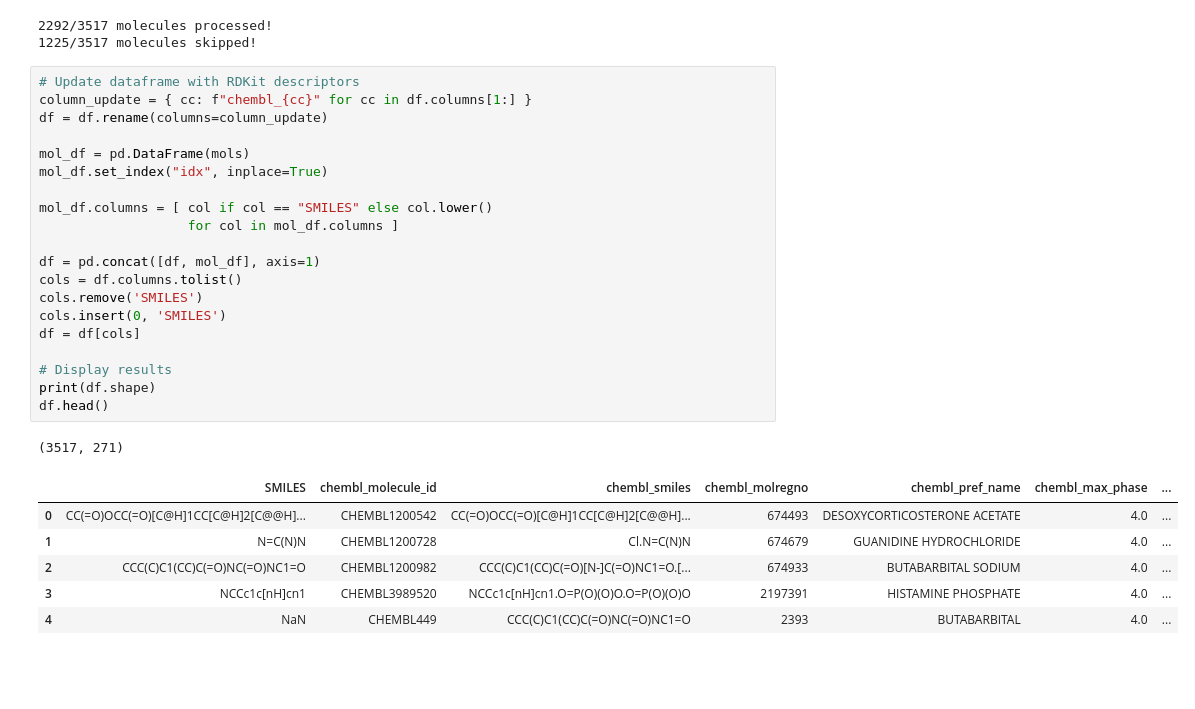
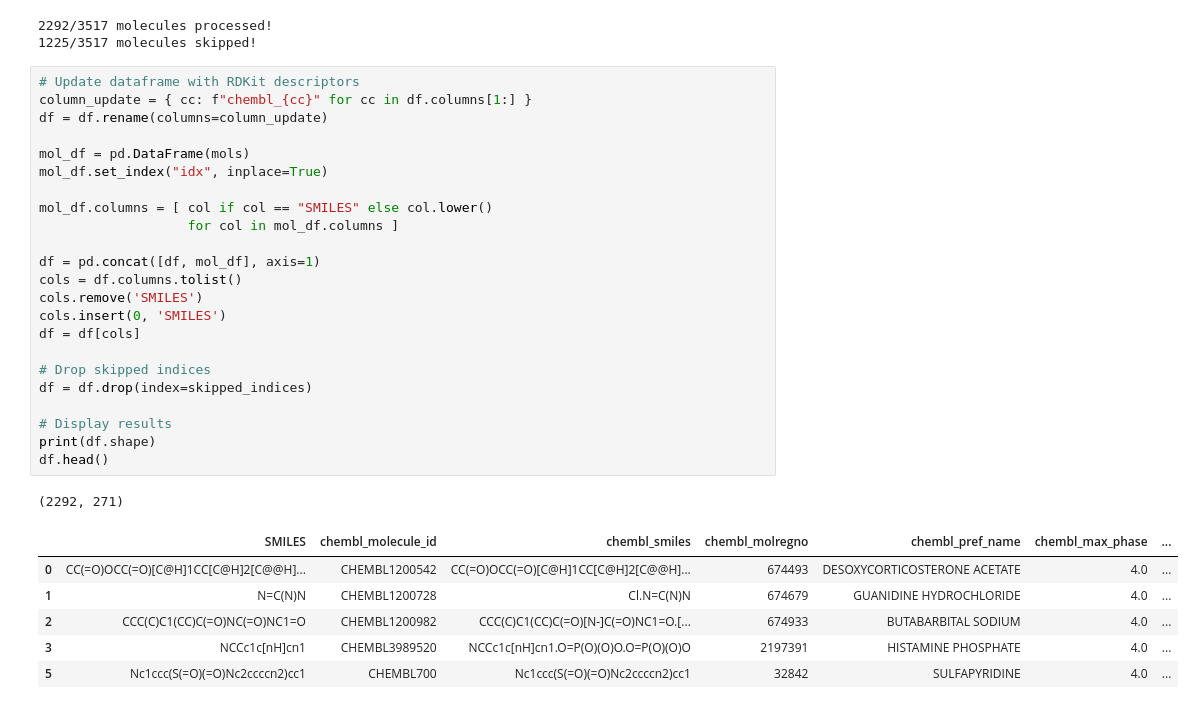
Before and after one commit to brad-dallin/laptop-chemistry, a Jupyter notebook: notebooks/rdkit_molecule_2d_profile.ipynb, the cells around one changed output. Drawn from its saved outputs; the diff is of its cells as text; blank space fills up the shorter version.

```diff
--- a/notebooks/rdkit_molecule_2d_profile.ipynb
+++ b/notebooks/rdkit_molecule_2d_profile.ipynb
@@ -164,28 +164,31 @@ print(f"{df.shape[0]-len(mols)}/{df.shape[0]} molecules skipped!")
 # %%
 # Update dataframe with RDKit descriptors
 column_update = { cc: f"chembl_{cc}" for cc in df.columns[1:] }
 df = df.rename(columns=column_update)
 
 mol_df = pd.DataFrame(mols)
 mol_df.set_index("idx", inplace=True)
 
 mol_df.columns = [ col if col == "SMILES" else col.lower()
                    for col in mol_df.columns ]
 
 df = pd.concat([df, mol_df], axis=1)
 cols = df.columns.tolist()
 cols.remove('SMILES')
 cols.insert(0, 'SMILES')
 df = df[cols]
 
+# Drop skipped indices
+df = df.drop(index=skipped_indices)
+
 # Display results
 print(df.shape)
 df.head()
 # %% [output]
-(3517, 271)
+(2292, 271)
 |  | SMILES | chembl_molecule_id | chembl_smiles | chembl_molregno | chembl_pref_name | chembl_max_phase | ... |
 | 0 | CC(=O)OCC(=O)[C@H]1CC[C@H]2[C@@H]... | CHEMBL1200542 | CC(=O)OCC(=O)[C@H]1CC[C@H]2[C@@H]... | 674493 | DESOXYCORTICOSTERONE ACETATE | 4.0 | ... |
 | 1 | N=C(N)N | CHEMBL1200728 | Cl.N=C(N)N | 674679 | GUANIDINE HYDROCHLORIDE | 4.0 | ... |
 | 2 | CCC(C)C1(CC)C(=O)NC(=O)NC1=O | CHEMBL1200982 | CCC(C)C1(CC)C(=O)[N-]C(=O)NC1=O.[... | 674933 | BUTABARBITAL SODIUM | 4.0 | ... |
 | 3 | NCCc1c[nH]cn1 | CHEMBL3989520 | NCCc1c[nH]cn1.O=P(O)(O)O.O=P(O)(O)O | 2197391 | HISTAMINE PHOSPHATE | 4.0 | ... |
-| 4 | NaN | CHEMBL449 | CCC(C)C1(CC)C(=O)NC(=O)NC1=O | 2393 | BUTABARBITAL | 4.0 | ... |
+| 5 | Nc1ccc(S(=O)(=O)Nc2ccccn2)cc1 | CHEMBL700 | Nc1ccc(S(=O)(=O)Nc2ccccn2)cc1 | 32842 | SULFAPYRIDINE | 4.0 | ... |
```
Also changed, not shown: 2 other files.
